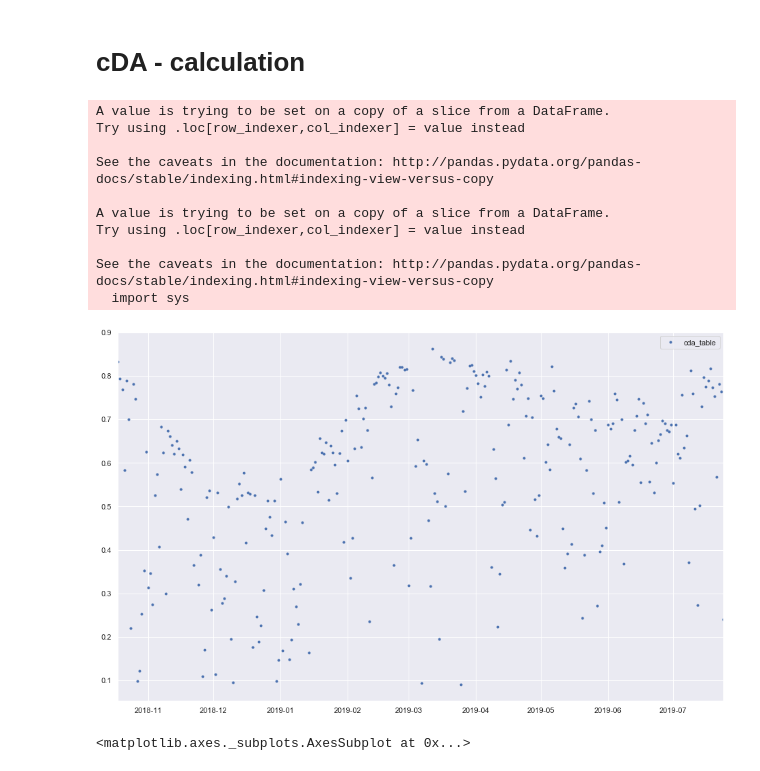
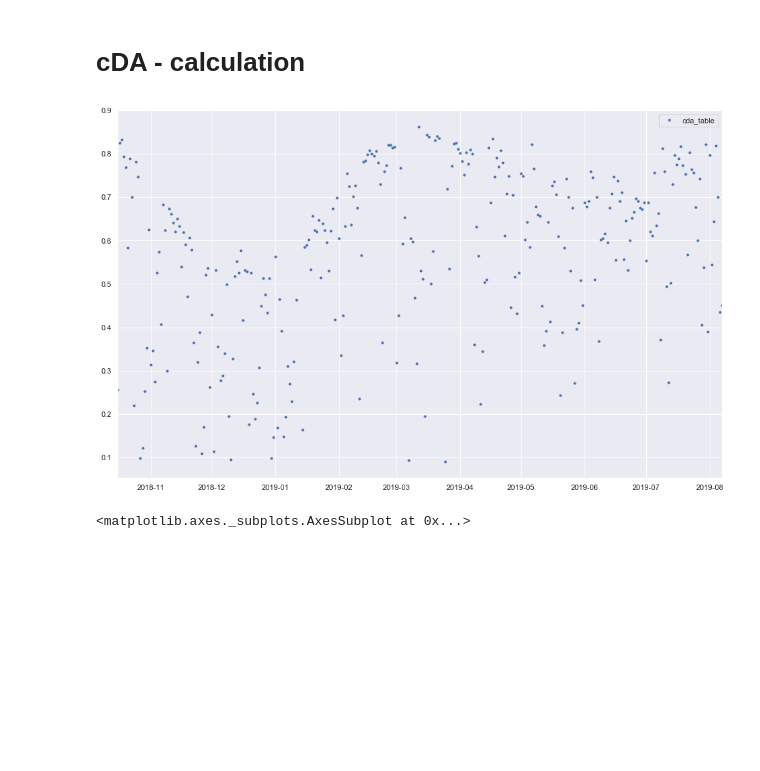
Before and after one commit to OliverZott/DataAnalysis_Almemo, a Jupyter notebook: Data_Almemo.ipynb, the cells around one changed output. Drawn from its saved outputs; the diff is of its cells as text; code cells hidden in the pictures; blank space fills up the shorter version.

```diff
--- a/Data_Almemo.ipynb
+++ b/Data_Almemo.ipynb
@@ -90,5 +84,10 @@ display(df.tail(3))
 # %%
-# Show data-frame type
+# Import pickle-data, Show data-frame head and type
+df = pd.read_pickle("H:/Python_Code/Plot_/Almemo_data.pkl")
+
+display(df.head(3))
+display(df.tail(3))
+
 print('Dataframe (type, dtypes, shape): ')
 print('----------------------------------')
 display(type(df))
@@ -642,37 +650,26 @@ plt.show()
 # %%
 #df_cda_temp = df1['InsideTable'].copy()
 #df_cda_temp['cda_temp'] = df_cda_temp['InsideTable']/300
 df1.dtypes
 df_cda_temp = df1[['InsideTable', 'InsideWork']]
 
-df_cda_temp['cda_table'] = np.where(df_cda_temp['InsideTable']<300, df_cda_temp['InsideTable']/300, 1)
-df_cda_temp['cda_work'] = np.where(df_cda_temp['InsideWork']<300, df_cda_temp['InsideWork']/300, 1)
+df_cda_temp.loc[:,'cda_table'] = np.where(df_cda_temp['InsideTable']<300, df_cda_temp['InsideTable']/300, 1)
+df_cda_temp.loc[:,'cda_work'] = np.where(df_cda_temp['InsideWork']<300, df_cda_temp['InsideWork']/300, 1)
 df_cda = df_cda_temp.groupby(df_cda_temp.index.date).mean()
 
-df_cda2temp = df_cda_temp.groupby(df_cda_temp.index.date).sum()
-df_cda2 = df_cda2temp.groupby(df_cda_temp.index.date).sum()
+#df_cda2temp = df_cda_temp.groupby(df_cda_temp.index.date).sum()
+#df_cda2 = df_cda2temp.groupby(df_cda2temp.index.date).sum()
 
 df_cda.plot(y='cda_table', figsize=(16,10),style='.')
 df_cda.to_csv("H:/Python_Code/Plot_/cda.csv", sep=';', encoding='utf-8')
 
 # convert index back to datetime index after grouping!
 df_cda.index = pd.to_datetime(df_cda.index)
 
 
-
 #.apply(lambda x: 'value if condition is met' if x condition else 'value if condition is not met')
 # %% [output]
-A value is trying to be set on a copy of a slice from a DataFrame.
-Try using .loc[row_indexer,col_indexer] = value instead
-
-See the caveats in the documentation: http://pandas.pydata.org/pandas-docs/stable/indexing.html#indexing-view-versus-copy
-
-A value is trying to be set on a copy of a slice from a DataFrame.
-Try using .loc[row_indexer,col_indexer] = value instead
-
-See the caveats in the documentation: http://pandas.pydata.org/pandas-docs/stable/indexing.html#indexing-view-versus-copy
-  import sys
-[figure, old version]
+[figure, new version]
 # %%
 df_cda_month = df_cda.resample('M', convention='end').mean()
 df_cda.loc['2019-01']['cda_table'].plot(kind='bar',figsize=(16,8))
```
Also changed, not shown: parts of 34 cells of this notebook.
